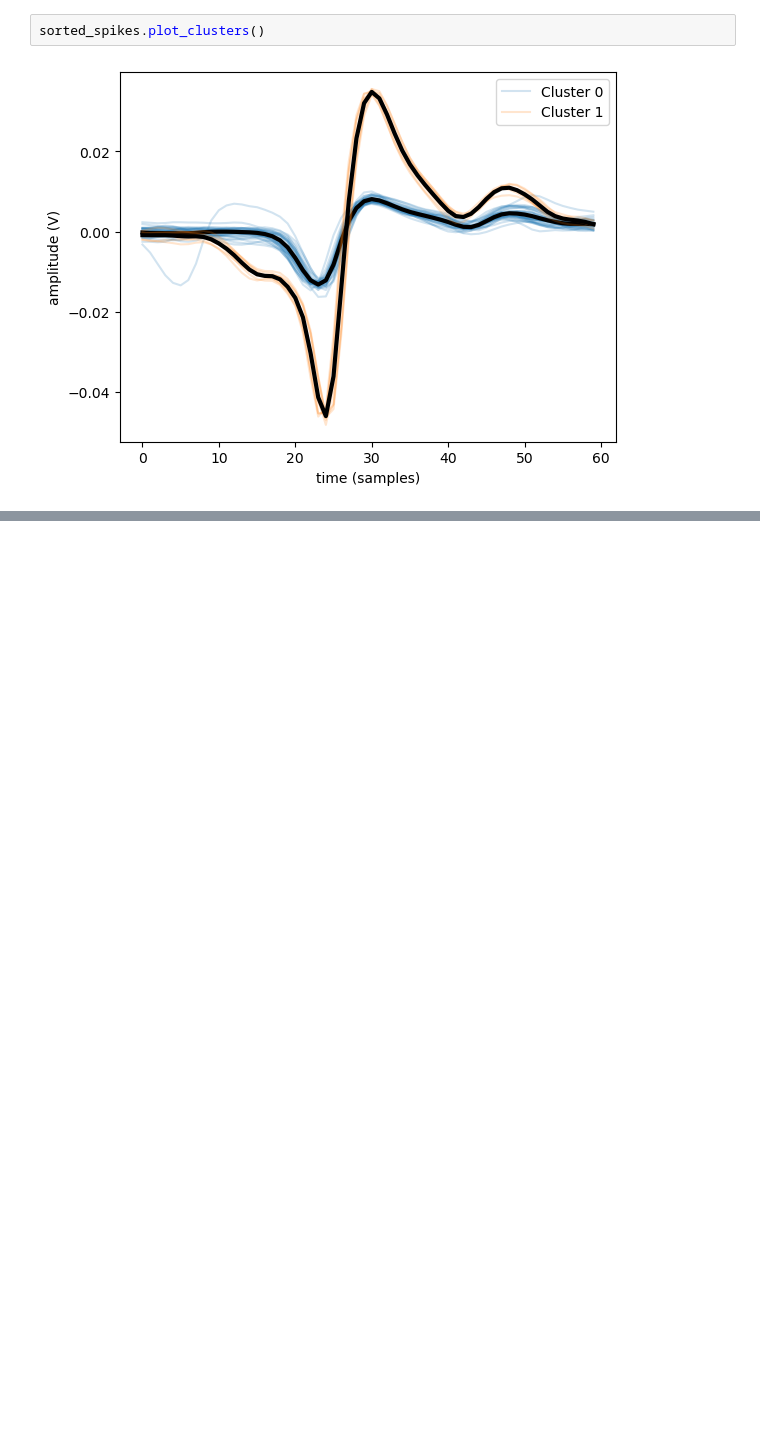
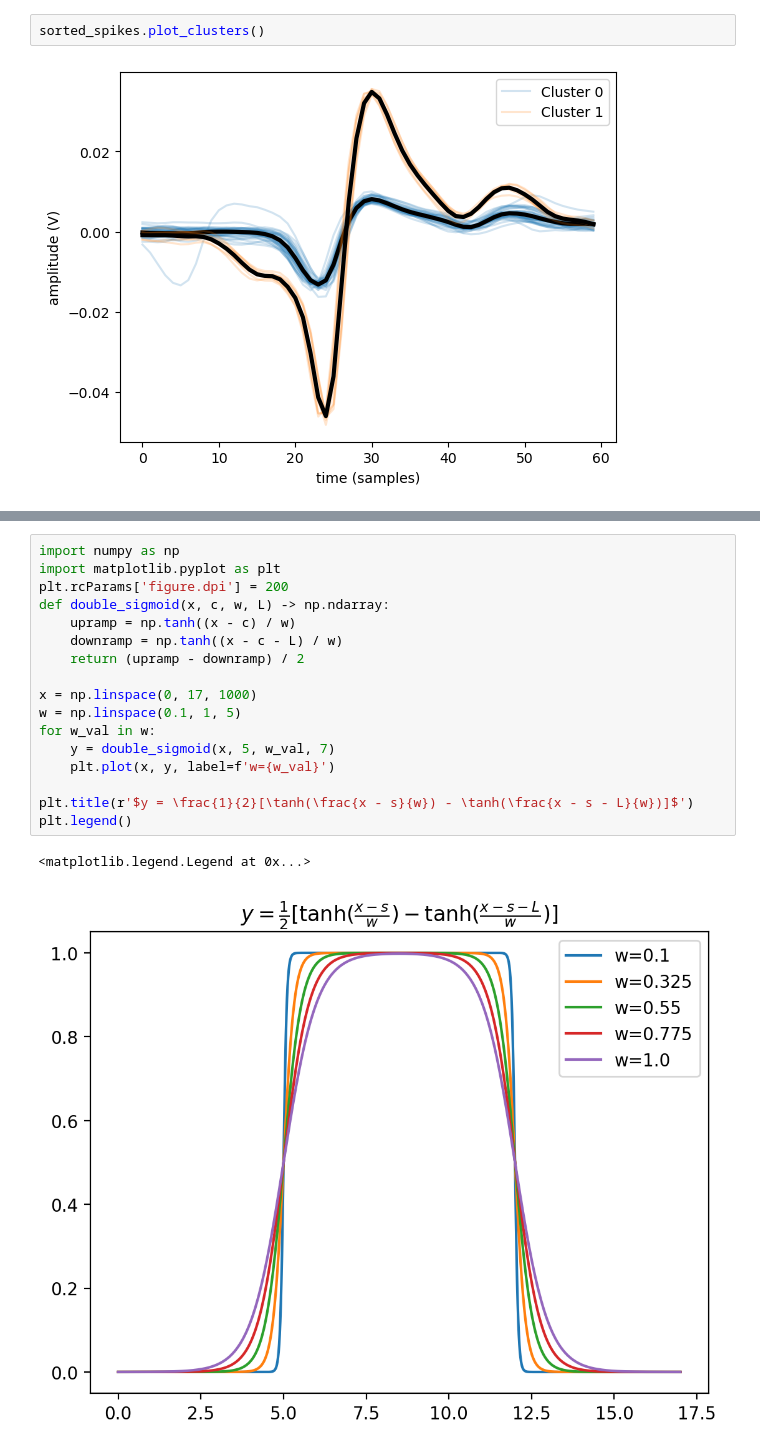
Before and after one commit to jeremyschroeter/neusci440, a Jupyter notebook: workspace.ipynb, the cells around one changed output, grey strips where cells are left out. Drawn from its saved outputs; the diff is of its cells as text; blank space fills up the shorter version.

```diff
--- a/workspace.ipynb
+++ b/workspace.ipynb
@@ -26,0 +43,20 @@ sorted_spikes.plot_pca()
+# %%
+import numpy as np
+import matplotlib.pyplot as plt
+plt.rcParams['figure.dpi'] = 200
+def double_sigmoid(x, c, w, L) -> np.ndarray:
+    upramp = np.tanh((x - c) / w)
+    downramp = np.tanh((x - c - L) / w)
+    return (upramp - downramp) / 2
+
+x = np.linspace(0, 17, 1000)
+w = np.linspace(0.1, 1, 5)
+for w_val in w:
+    y = double_sigmoid(x, 5, w_val, 7)
+    plt.plot(x, y, label=f'w={w_val}')
+
+plt.title(r'$y = \frac{1}{2}[\tanh(\frac{x - s}{w}) - \tanh(\frac{x - s - L}{w})]$')
+plt.legend()
+# %% [output]
+<matplotlib.legend.Legend at 0x...>
+[figure, added]
```
Also changed, not shown: parts of 8 cells of this notebook, 5 other files.
